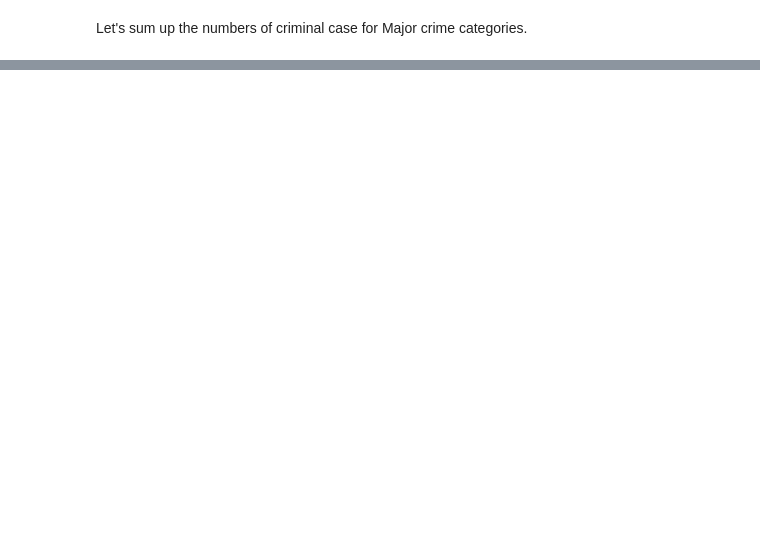
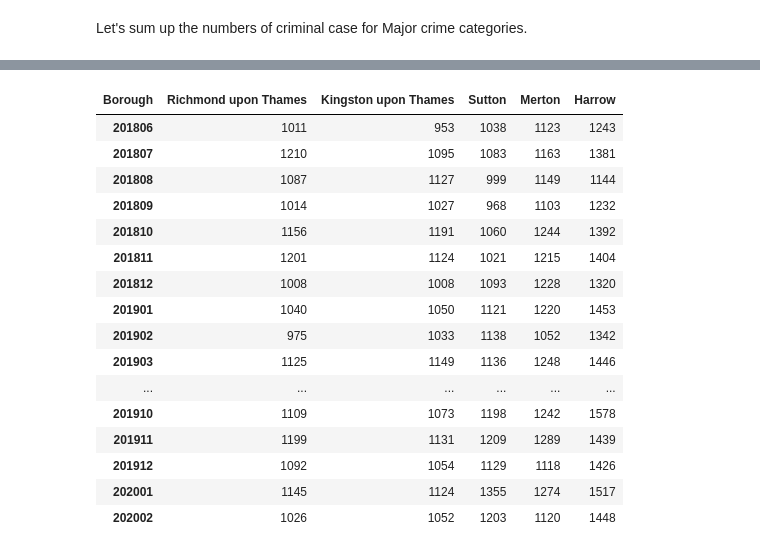
Before and after one commit to RJK99/Coursera_Capstone, a Jupyter notebook: AppliedDataScienceCapstone_A_Data_Journey_to_London_Week5.ipynb, the cells around one changed output, grey strips where cells are left out. Cells and saved outputs as stored; diff of their text form; code cells hidden in the pictures; blank space fills up the shorter version.

```diff
--- a/AppliedDataScienceCapstone_A_Data_Journey_to_London_Week5.ipynb
+++ b/AppliedDataScienceCapstone_A_Data_Journey_to_London_Week5.ipynb
@@ -127,0 +171,9 @@ ax = df_test.plot.bar()
+# %%
+#Preparation of blank data frame
+df_borough = pd.DataFrame(index=range(df_crime_cleaned['Borough'].unique().shape[0]),columns=columns_df_crime_cleaned).fillna(0)
+
+for i in range(len(df_crime_cleaned['Borough'].unique())):
+    df_borough.loc[i,'Borough'] = df_crime_cleaned['Borough'].unique()[i]
+
+df_borough.drop(columns='Crime_Category',inplace=True)
+#df_borough
@@ -127,0 +197,4 @@ ax = df_test.plot.bar()
+# %%
+columns_df_crime_cleaned = df_crime_cleaned.columns
+columns_my_ = np.delete(columns_df_crime_cleaned,[0,1])
+#columns_my_
@@ -127,0 +241,21 @@ ax = df_test.plot.bar()
+# %%
+df_borough_t5_t=df_borough_t5.T
+df_borough_t5_t
+# %% [output]
+| Borough | Richmond upon Thames | Kingston upon Thames | Sutton | Merton | Harrow |
+| 201806 | 1011 | 953 | 1038 | 1123 | 1243 |
+| 201807 | 1210 | 1095 | 1083 | 1163 | 1381 |
+| 201808 | 1087 | 1127 | 999 | 1149 | 1144 |
+| 201809 | 1014 | 1027 | 968 | 1103 | 1232 |
+| 201810 | 1156 | 1191 | 1060 | 1244 | 1392 |
+| 201811 | 1201 | 1124 | 1021 | 1215 | 1404 |
+| 201812 | 1008 | 1008 | 1093 | 1228 | 1320 |
+| 201901 | 1040 | 1050 | 1121 | 1220 | 1453 |
+| 201902 | 975 | 1033 | 1138 | 1052 | 1342 |
+| 201903 | 1125 | 1149 | 1136 | 1248 | 1446 |
+| ... | ... | ... | ... | ... | ... |
+| 201910 | 1109 | 1073 | 1198 | 1242 | 1578 |
+| 201911 | 1199 | 1131 | 1209 | 1289 | 1439 |
+| 201912 | 1092 | 1054 | 1129 | 1118 | 1426 |
+| 202001 | 1145 | 1124 | 1355 | 1274 | 1517 |
+| 202002 | 1026 | 1052 | 1203 | 1120 | 1448 |
```
Also changed, not shown: parts of 29 cells of this notebook.
